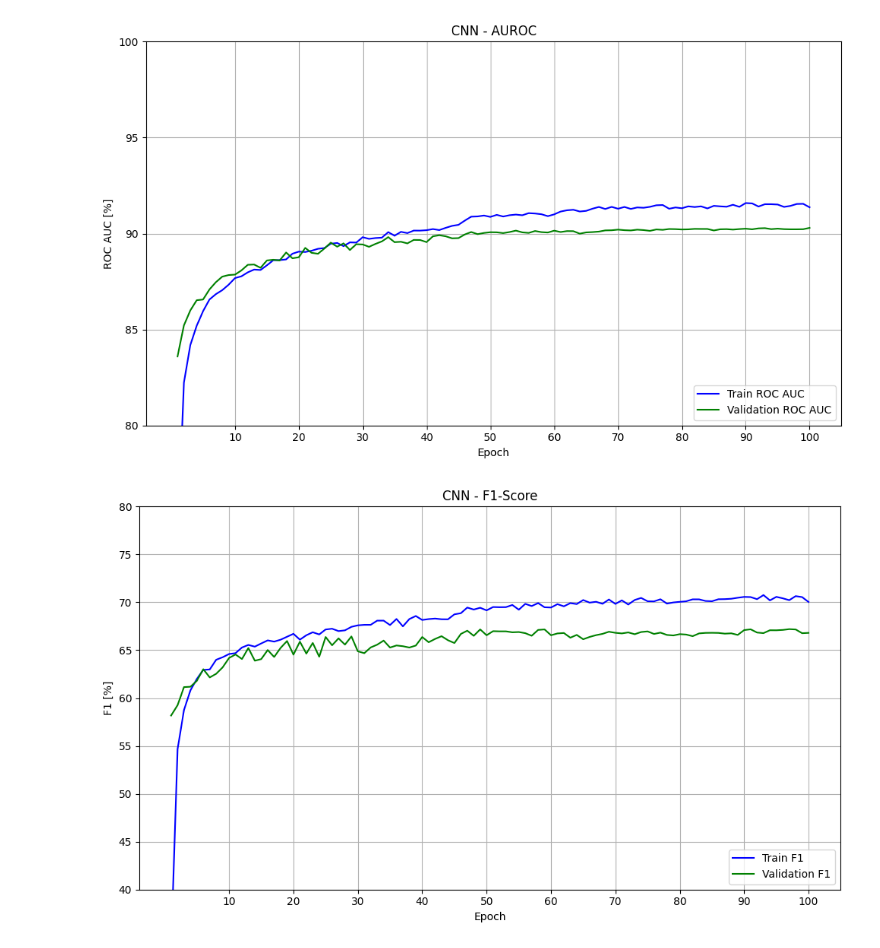
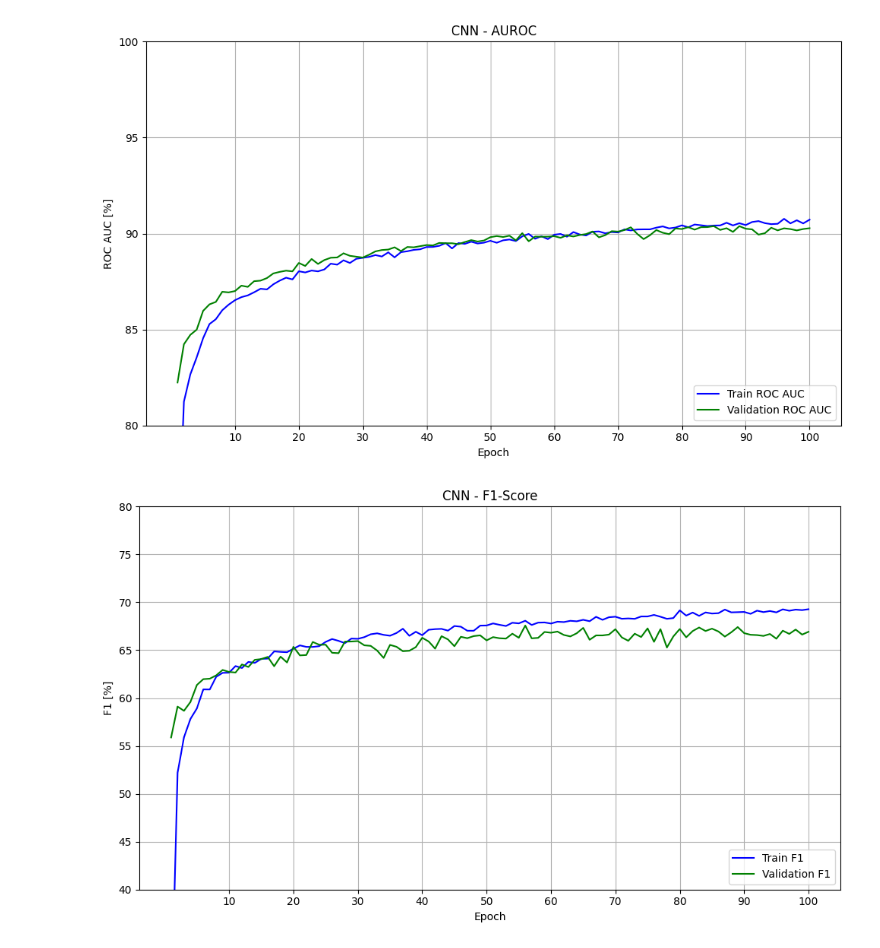
Before and after one commit to JestemPawlem/ECG-Deep-Learning, a Jupyter notebook: experiments/testing_cnn.ipynb, the cells around one changed output. Cells and saved outputs as stored; diff of their text form; code cells hidden in the pictures.

```diff
--- a/experiments/testing_cnn.ipynb
+++ b/experiments/testing_cnn.ipynb
@@ -18,7 +18,7 @@ run_experiment(
         'input_channels': 12,
         'conv_dropout': 0.3,
         'conv_channels': [32, 64, 128],
-        'fc_dropout': 0.3,
+        'fc_dropout': 0.5,
         'fc_features': [128]
     }
 );
@@ -42,3 +42,3 @@ Epoch 100/100:
 Experiment CNN completed.
-[figure, old version]
+[figure, new version]
-[figure, old version]
+[figure, new version]
```
Also changed, not shown: parts of 1 cell of this notebook, 17 other files.
